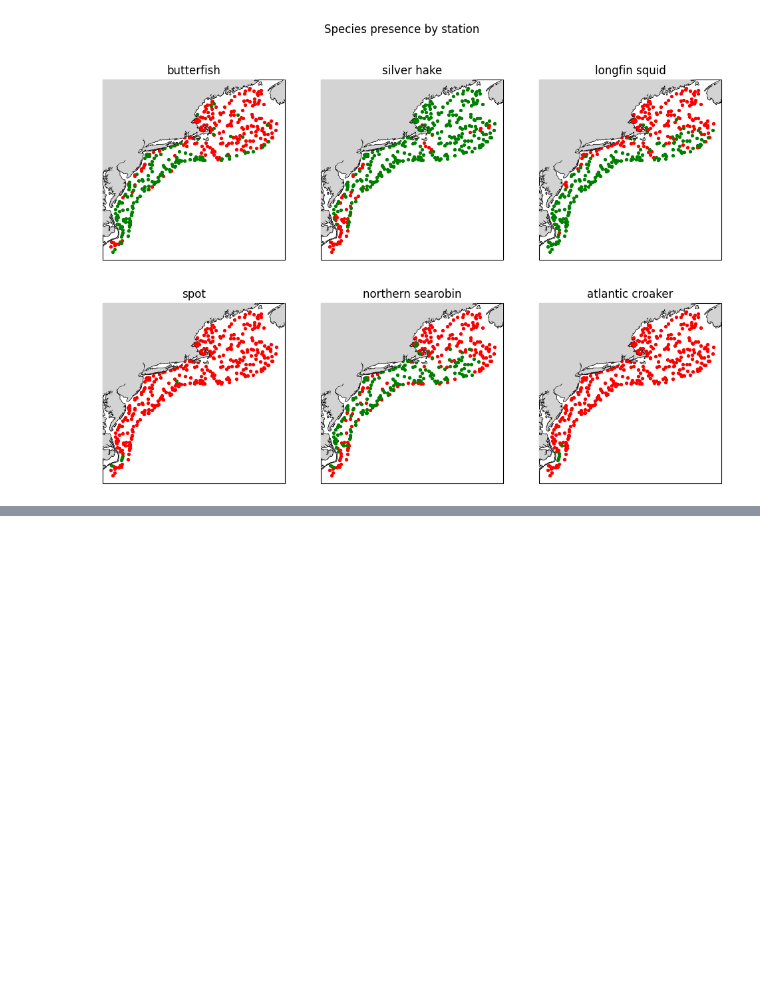
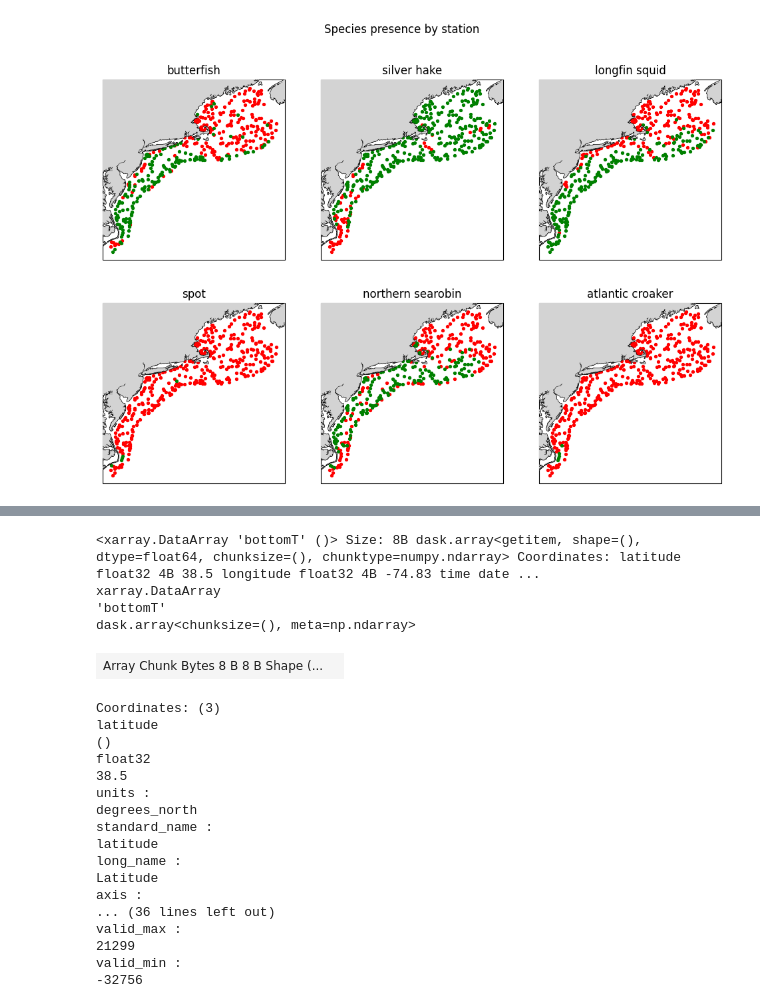
Before and after one commit to PACEHackWeek/proj_2025_sdm, a Jupyter notebook: contributors/haley/Synan_SSS_SAM_1.ipynb, the cells around one changed output, grey strips where cells are left out. Drawn from its saved outputs; the diff is of its cells as text; code cells hidden in the pictures; blank space fills up the shorter version.

Commit message:
pushing PACE commits

```diff
--- a/contributors/haley/Synan_SSS_SAM_1.ipynb
+++ b/contributors/haley/Synan_SSS_SAM_1.ipynb
@@ -160,7 +147,0 @@ df['date'] = [d.split(' ')[0] for d in df.TOWDATETIME_EST]
-# %%
-import earthaccess
-auth = earthaccess.login(persist=True)
-results = earthaccess.search_datasets(instrument="oci")
-for item in results:
-    summary = item.summary()
-    print(summary["short-name"])
@@ -185,13 +147,0 @@ PACE_OCI_L3M_SFREFL_NRT
-# %%
-
-tspan = (df.date.min(), df.date.max())
-bbox = (-76.75, 33, -63, 46) #west,south,east,north
-#clouds = (0, 50)
-results = earthaccess.search_data(
-    short_name="PACE_OCI_L3M_AVW",
-    temporal=tspan,
-    bounding_box=bbox,
-    granule_name="*.8*.4km*")
-    #cloud_cover=clouds,
-
-paths = earthaccess.open(results)
@@ -279,0 +275,2 @@ def match_nearest(df, ds, var, new_name=var, date=None):
+# %%
+glorys_ds= copernicusmarine.open_dataset(dataset_id = 'cmems_mod_glo_phy_my_0.083deg_P1D-m',minimum_longitude=-77, maximum_longitude=-63,minimum_latitude=34,maximum_latitude=46,)
@@ -279,0 +283,2 @@ def match_nearest(df, ds, var, new_name=var, date=None):
+# %%
+glorys_ds['time'] = [pd.Timestamp(d) for d in glorys_ds.time.values]
@@ -279,0 +298,29 @@ def match_nearest(df, ds, var, new_name=var, date=None):
+# %%
+glorys_ds['bottomT'].sel(time=df.date[i],
+                                           latitude=df.LAT[i],
+                                           longitude=df.LON[i],
+                                           method='nearest'
+                                           )
+# %% [output]
+<xarray.DataArray 'bottomT' ()> Size: 8B dask.array<getitem, shape=(), dtype=float64, chunksize=(), chunktype=numpy.ndarray> Coordinates: latitude float32 4B 38.5 longitude float32 4B -74.83 time date ...
+xarray.DataArray
+'bottomT'
+dask.array<chunksize=(), meta=np.ndarray>
+| Array Chunk Bytes 8 B 8 B Shape (... |  |
+Coordinates: (3)
+latitude
+()
+float32
+38.5
+units :
+degrees_north
+standard_name :
+latitude
+long_name :
+Latitude
+axis :
+... (36 lines left out)
+valid_max :
+21299
+valid_min :
+-32756
```
Also changed, not shown: parts of 18 cells of this notebook, 1 other file.
